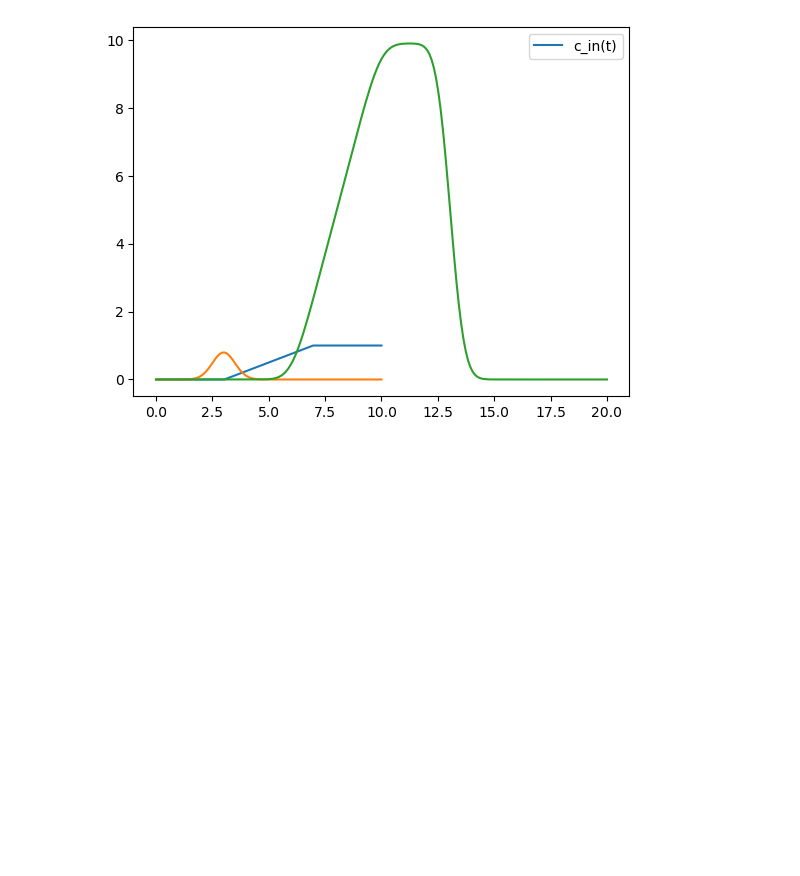
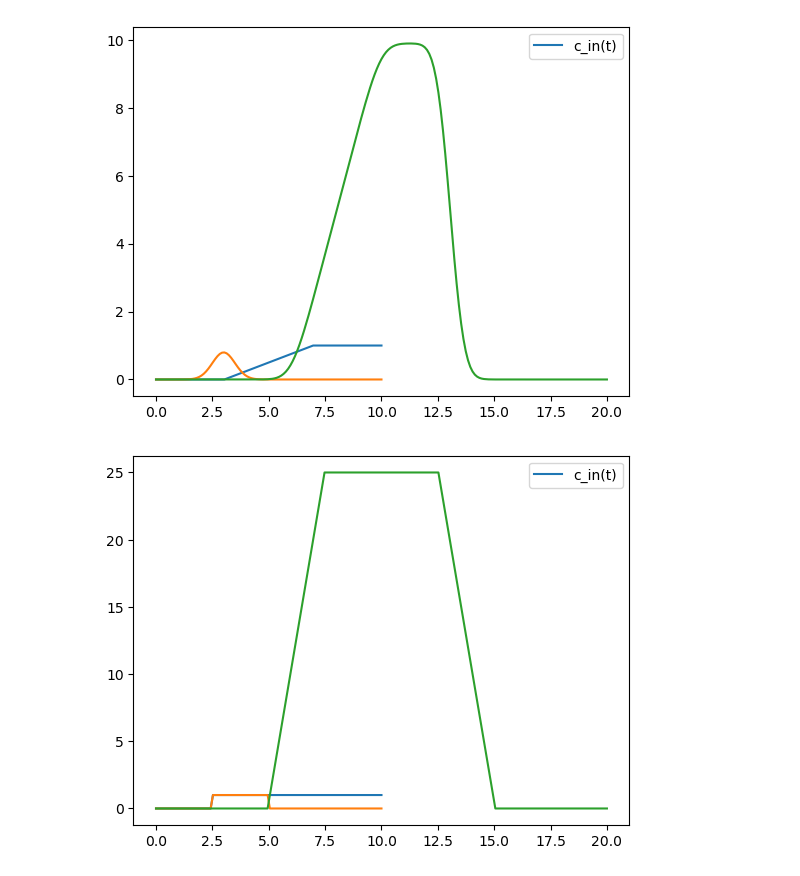
Before and after one commit to ChemRxnEngLab/nRTD, a Jupyter notebook: convolution.ipynb, the cells around one changed output. Saved outputs shown, nothing was run; the diff lists cells and outputs as text; code cells hidden in the pictures; blank space fills up the shorter version.

```diff
--- a/convolution.ipynb
+++ b/convolution.ipynb
@@ -30,3 +34,30 @@ plt.legend()
 plt.show()
 # %% [output]
 [figure]
+# %%
+n_disc = 100
+n_kernel = 100
+
+t_disc = np.linspace(0, 10, n_disc)
+t_kernel = np.linspace(0, 10, n_kernel)
+
+t_c = np.linspace(
+    t_disc[0] + t_kernel[0], t_disc[-1] + t_kernel[-1], n_disc + n_kernel - 1
+)
+# %%
+c_0 = np.zeros_like(t_disc)
+c_0[t_disc > 2.5] = 1
+
+E = np.ones(n_kernel)
+E[2.5 > t_kernel] = 0
+E[5 < t_kernel] = 0
+
+c = np.convolve(c_0, E, mode="full")
+# %%
+plt.plot(t_disc, c_0, label="c_in(t)")
+plt.plot(t_kernel, E)
+plt.plot(t_c, c)
+plt.legend()
+plt.show()
+# %% [output]
+[figure, added]
```
Also changed, not shown: parts of 2 cells of this notebook, 2 other files.
